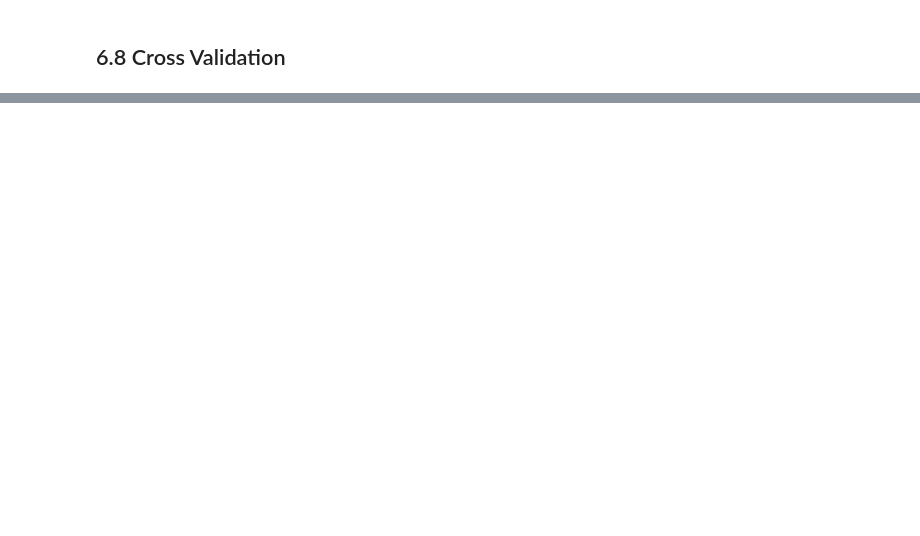
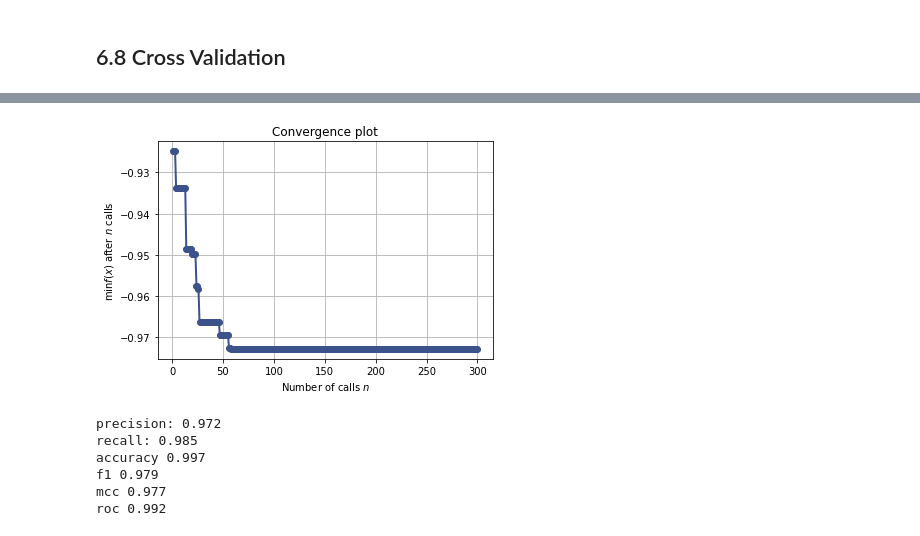
Before and after one commit to LessioGuilherme/pa002_block_fraud_company, a Jupyter notebook: notebooks/pa002_block_fraud_company_cycle02.ipynb, the cells around one changed output, grey strips where cells are left out. Saved outputs shown, nothing was run; the diff lists cells and outputs as text; code cells hidden in the pictures; blank space fills up the shorter version.

```diff
--- a/notebooks/pa002_block_fraud_company_cycle02.ipynb
+++ b/notebooks/pa002_block_fraud_company_cycle02.ipynb
@@ -1890,0 +2051,50 @@ models_performance_cv.sort_values('F1_Score', ascending=False)
+# %%
+plot_convergence(result);
+# %% [output]
+[figure, added]
+# %%
+params = [0.1841575934955368,
+ 10,
+ 1,
+ 0.7820747680429475,
+ 0.31326460263510714,
+ 141,
+ 2.9545720256068897,
+ 0,
+ 2]
+
+model = xgb.XGBClassifier(learning_rate=params[0], num_leaves=2 ** params[1], max_depth=params[1], min_child_weight=params[2],
+                                    subsample=params[3], colsample_bytree=params[4], n_estimators=params[5], gamma=params[6], reg_lambda=params[7],reg_alpha=params[8],
+                                    booster='gbtree', importance_type='gain', tree_method='exact', bagging_freq=1, random_state=0, n_jobs=-1, verbosity=0)
+
+model.fit(x_train, y_train)
+
+yhat_final_xgb = model_xgb.predict(x_final)
+
+# model precision
+precision_xgb = round(m.precision_score(y_final, yhat_final_xgb),3)
+# recall
+recall_xgb = round(m.recall_score(y_final, yhat_final_xgb),3)
+# model accuracy
+accuracy_xgb = round(m.accuracy_score(y_final, yhat_final_xgb),3)
+# f1-score
+f1_xgb = round(m.f1_score(y_final, yhat_final_xgb),3)
+# mcc
+mcc_xgb = round(m.matthews_corrcoef(y_final, yhat_final_xgb),3)
+#Roc_auc
+roc_xgb = round(m.roc_auc_score(y_final,yhat_final_xgb),3)
+
+print("precision: {}" .format(precision_xgb))
+print("recall: {}" .format
+      (recall_xgb))
+print("accuracy {}".format(accuracy_xgb))
+print("f1 {}".format(f1_xgb))
+print("mcc {}".format(mcc_xgb))
+print("roc {}".format(roc_xgb))
+# %% [output]
+precision: 0.972
+recall: 0.985
+accuracy 0.997
+f1 0.979
+mcc 0.977
+roc 0.992
```
Also changed, not shown: parts of 124 cells of this notebook.
